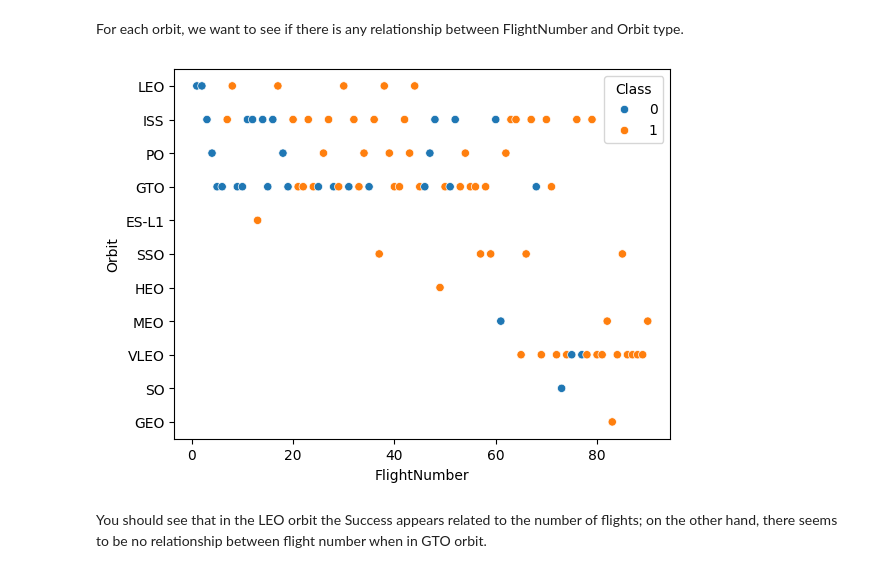
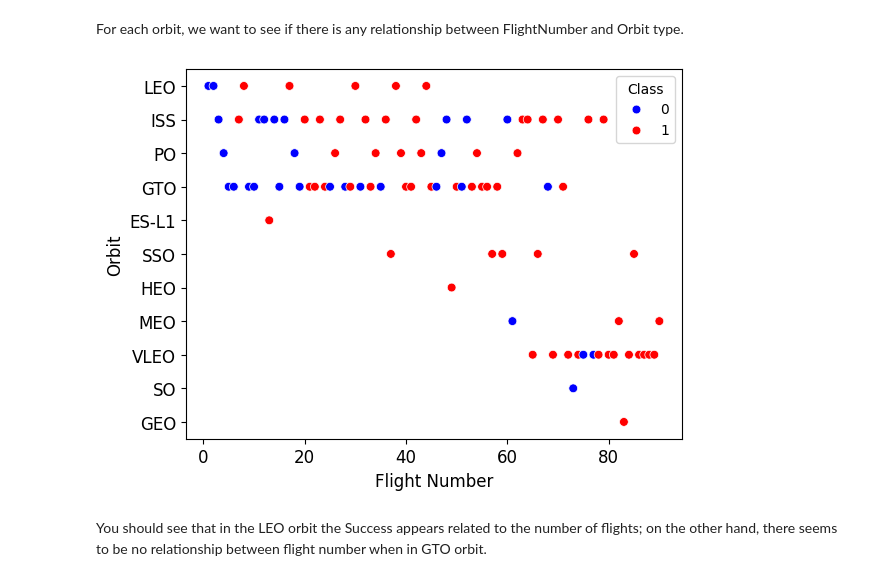
Before and after one commit to linarjs/Applied_Data_Science_Project, a Jupyter notebook: Notebooks/EDA_Visualization.ipynb, the cells around one changed output. Drawn from its saved outputs; the diff is of its cells as text; code cells hidden in the pictures.

```diff
--- a/Notebooks/EDA_Visualization.ipynb
+++ b/Notebooks/EDA_Visualization.ipynb
@@ -127,15 +144,21 @@ For each orbit, we want to see if there is any relationship between FlightNumber
 # %%
 # Plot a scatter point chart with x axis to be FlightNumber and y axis to be the Orbit, and hue to be the class value
 sns.scatterplot(
     data=df,
     x='FlightNumber',
     y='Orbit',
-    hue='Class'
+    hue='Class',
+    palette={0:'blue',1:'red'},s=40
 )
 
+plt.xlabel('Flight Number', fontsize=12)
+plt.ylabel('Orbit', fontsize=12)
+plt.xticks(fontsize=12)
+plt.yticks(fontsize=12)
+
 plt.show()
 # %% [output]
-[figure, old version]
+[figure, new version]
 # %% [markdown]
 You should see that in the LEO orbit the Success appears related to the number of flights; on the other hand, there seems to be no relationship between flight number when in GTO orbit.
 # %% [markdown]
```
Also changed, not shown: parts of 5 cells of this notebook, 2 other files.
